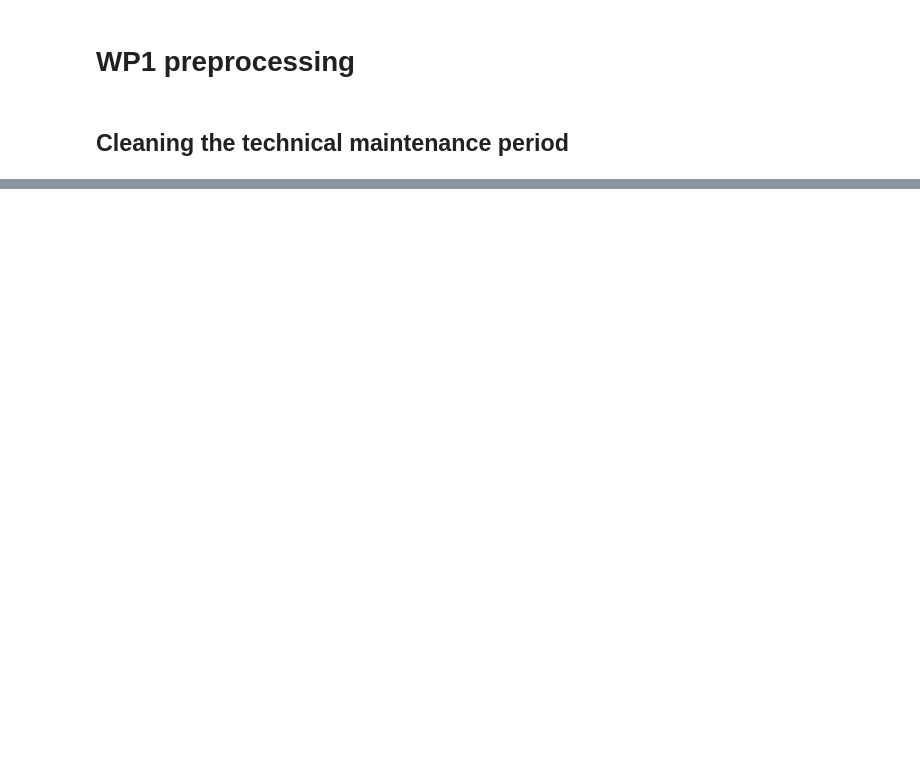
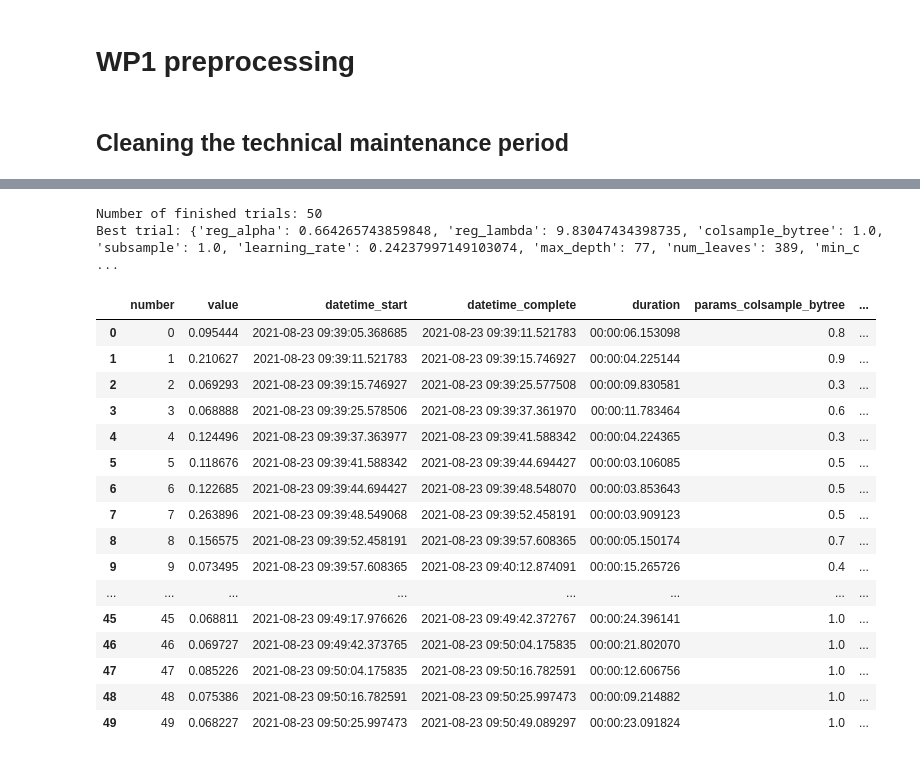
Before and after one commit to MorganeVives/DataChallenge_WP_phase2, a Jupyter notebook: EDA_MV.ipynb, the cells around one changed output, grey strips where cells are left out. Saved outputs shown, nothing was run; the diff lists cells and outputs as text; code cells hidden in the pictures; blank space fills up the shorter version.

```diff
--- a/EDA_MV.ipynb
+++ b/EDA_MV.ipynb
@@ -264,0 +119,5 @@ Dès que l'on sera OK sur le preprocessing, il faudra se créer une classe Model
+# %%
+to_drop = ['date','wd','forecast_time', 'forecast', "forecast_dist"]
+train = train[[c for c in train if c not in ["wp"]] + ["wp"]]
+# %%
+wp_X = train.drop(to_drop, axis = 1)
@@ -264,0 +157,4 @@ Dès que l'on sera OK sur le preprocessing, il faudra se créer une classe Model
+# %%
+X_train, X_test, y_train, y_test = train_test_split(wp_X.drop('wp', axis = 1), wp_X['wp'], test_size=0.20, random_state=42)
+X = X_train.append(X_test, sort=False)
+y = y_train.append(y_test, sort=False)
@@ -264,0 +193,27 @@ Dès que l'on sera OK sur le preprocessing, il faudra se créer une classe Model
+# %%
+def objective(trial,data=X,target=y):
+
+    train_x, test_x, train_y, test_y = train_test_split(data, target, test_size=0.15,random_state=42)
+
+    param = {
+        'metric': 'rmse',
+        'reg_alpha': trial.suggest_loguniform('reg_alpha', 1e-3, 10.0),
+        'reg_lambda': trial.suggest_loguniform('reg_lambda', 1e-3, 10.0),
+        'colsample_bytree': trial.suggest_categorical('colsample_bytree', [0.3,0.4,0.5,0.6,0.7,0.8,0.9, 1.0]),
+        'subsample': trial.suggest_categorical('subsample', [0.4,0.5,0.6,0.7,0.8,1.0]),
+        'learning_rate': trial.suggest_loguniform('learning_rate', 1e-3, 0.3),
+        'max_depth': trial.suggest_int("max_depth", 20, 100),
+        'num_leaves' : trial.suggest_int('num_leaves', 1, 1000),
+        'min_child_samples': trial.suggest_int('min_child_samples', 1, 300),
+        'cat_smooth' : trial.suggest_int('min_data_per_groups', 1, 100)
+    }
+
+    model = LGBMRegressor(**param)
+
+    model.fit(train_x,train_y,eval_set=[(test_x,test_y)],early_stopping_rounds=100,verbose=False)
+
+    preds = model.predict(test_x)
+
+    rmse =  mean_squared_error(test_y, preds,squared=False)
+
+    return rmse
@@ -264,0 +240,9 @@ Dès que l'on sera OK sur le preprocessing, il faudra se créer une classe Model
+# %%
+import optuna
+study = optuna.create_study(direction='minimize')
+study.optimize(objective, n_trials=50)
+print('Number of finished trials:', len(study.trials))
+print('Best trial:', study.best_trial.params)
+Best_trial = study.best_trial.params
+study.trials_dataframe()
+# %% [output]
@@ -264,0 +266,19 @@ Dès que l'on sera OK sur le preprocessing, il faudra se créer une classe Model
+Number of finished trials: 50
+Best trial: {'reg_alpha': 0.664265743859848, 'reg_lambda': 9.83047434398735, 'colsample_bytree': 1.0, 'subsample': 1.0, 'learning_rate': 0.24237997149103074, 'max_depth': 77, 'num_leaves': 389, 'min_c ...
+|  | number | value | datetime_start | datetime_complete | duration | params_colsample_bytree | ... |
+| 0 | 0 | 0.095444 | 2021-08-23 09:39:05.368685 | 2021-08-23 09:39:11.521783 | 00:00:06.153098 | 0.8 | ... |
+| 1 | 1 | 0.210627 | 2021-08-23 09:39:11.521783 | 2021-08-23 09:39:15.746927 | 00:00:04.225144 | 0.9 | ... |
+| 2 | 2 | 0.069293 | 2021-08-23 09:39:15.746927 | 2021-08-23 09:39:25.577508 | 00:00:09.830581 | 0.3 | ... |
+| 3 | 3 | 0.068888 | 2021-08-23 09:39:25.578506 | 2021-08-23 09:39:37.361970 | 00:00:11.783464 | 0.6 | ... |
+| 4 | 4 | 0.124496 | 2021-08-23 09:39:37.363977 | 2021-08-23 09:39:41.588342 | 00:00:04.224365 | 0.3 | ... |
+| 5 | 5 | 0.118676 | 2021-08-23 09:39:41.588342 | 2021-08-23 09:39:44.694427 | 00:00:03.106085 | 0.5 | ... |
+| 6 | 6 | 0.122685 | 2021-08-23 09:39:44.694427 | 2021-08-23 09:39:48.548070 | 00:00:03.853643 | 0.5 | ... |
+| 7 | 7 | 0.263896 | 2021-08-23 09:39:48.549068 | 2021-08-23 09:39:52.458191 | 00:00:03.909123 | 0.5 | ... |
+| 8 | 8 | 0.156575 | 2021-08-23 09:39:52.458191 | 2021-08-23 09:39:57.608365 | 00:00:05.150174 | 0.7 | ... |
+| 9 | 9 | 0.073495 | 2021-08-23 09:39:57.608365 | 2021-08-23 09:40:12.874091 | 00:00:15.265726 | 0.4 | ... |
+| ... | ... | ... | ... | ... | ... | ... | ... |
+| 45 | 45 | 0.068811 | 2021-08-23 09:49:17.976626 | 2021-08-23 09:49:42.372767 | 00:00:24.396141 | 1.0 | ... |
+| 46 | 46 | 0.069727 | 2021-08-23 09:49:42.373765 | 2021-08-23 09:50:04.175835 | 00:00:21.802070 | 1.0 | ... |
+| 47 | 47 | 0.085226 | 2021-08-23 09:50:04.175835 | 2021-08-23 09:50:16.782591 | 00:00:12.606756 | 1.0 | ... |
+| 48 | 48 | 0.075386 | 2021-08-23 09:50:16.782591 | 2021-08-23 09:50:25.997473 | 00:00:09.214882 | 1.0 | ... |
+| 49 | 49 | 0.068227 | 2021-08-23 09:50:25.997473 | 2021-08-23 09:50:49.089297 | 00:00:23.091824 | 1.0 | ... |
```
Also changed, not shown: parts of 60 cells of this notebook, 3 other files.
